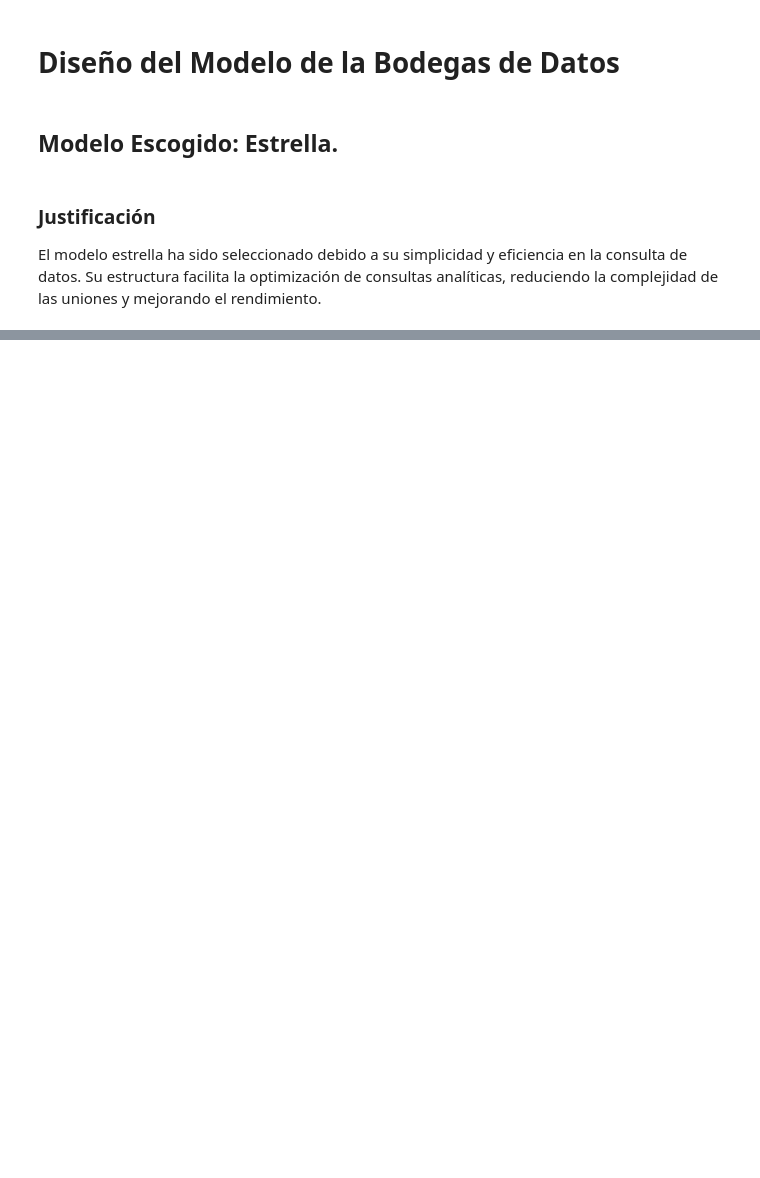
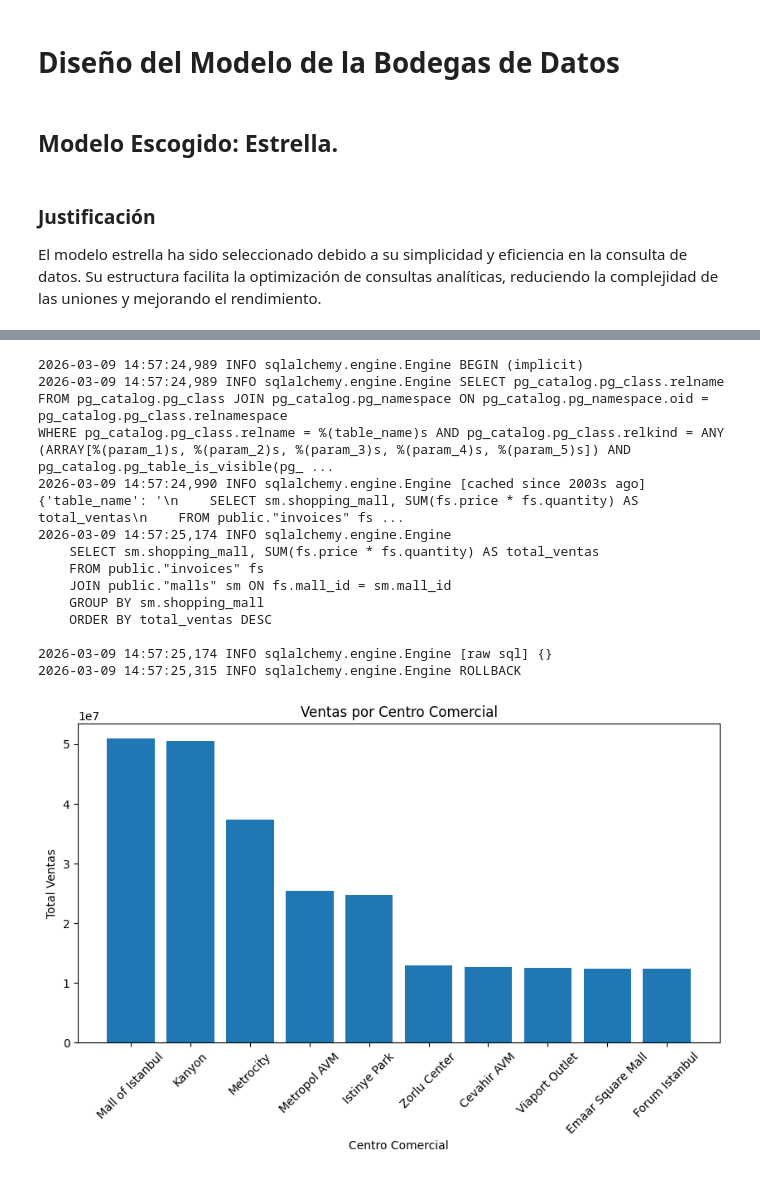
Before and after one commit to Gabriel-Uraza611/Data_Science, a Jupyter notebook: project.ipynb, the cells around one changed output, grey strips where cells are left out. Cells and saved outputs as stored; diff of their text form; code cells hidden in the pictures; blank space fills up the shorter version.

```diff
--- a/project.ipynb
+++ b/project.ipynb
@@ -471,0 +579,33 @@ age               0
+# %%
+# 4. Ventas por centro comercial (barras)
+df_ventas_mall = pd.read_sql("""
+    SELECT sm.shopping_mall, SUM(fs.price * fs.quantity) AS total_ventas
+    FROM public."invoices" fs
+    JOIN public."malls" sm ON fs.mall_id = sm.mall_id
+    GROUP BY sm.shopping_mall
+    ORDER BY total_ventas DESC
+""", engine)
+
+plt.figure(figsize=(10,5))
+plt.bar(df_ventas_mall['shopping_mall'], df_ventas_mall['total_ventas'])
+plt.xticks(rotation=45)
+plt.xlabel("Centro Comercial")
+plt.ylabel("Total Ventas")
+plt.title("Ventas por Centro Comercial")
+plt.show()
+# %% [output]
+2026-03-09 14:57:24,989 INFO sqlalchemy.engine.Engine BEGIN (implicit)
+2026-03-09 14:57:24,989 INFO sqlalchemy.engine.Engine SELECT pg_catalog.pg_class.relname
+FROM pg_catalog.pg_class JOIN pg_catalog.pg_namespace ON pg_catalog.pg_namespace.oid = pg_catalog.pg_class.relnamespace
+WHERE pg_catalog.pg_class.relname = %(table_name)s AND pg_catalog.pg_class.relkind = ANY (ARRAY[%(param_1)s, %(param_2)s, %(param_3)s, %(param_4)s, %(param_5)s]) AND pg_catalog.pg_table_is_visible(pg_ ...
+2026-03-09 14:57:24,990 INFO sqlalchemy.engine.Engine [cached since 2003s ago] {'table_name': '\n    SELECT sm.shopping_mall, SUM(fs.price * fs.quantity) AS total_ventas\n    FROM public."invoices" fs ...
+2026-03-09 14:57:25,174 INFO sqlalchemy.engine.Engine
+    SELECT sm.shopping_mall, SUM(fs.price * fs.quantity) AS total_ventas
+    FROM public."invoices" fs
+    JOIN public."malls" sm ON fs.mall_id = sm.mall_id
+    GROUP BY sm.shopping_mall
+    ORDER BY total_ventas DESC
+
+2026-03-09 14:57:25,174 INFO sqlalchemy.engine.Engine [raw sql] {}
+2026-03-09 14:57:25,315 INFO sqlalchemy.engine.Engine ROLLBACK
+[figure, added]
```
Also changed, not shown: parts of 53 cells of this notebook.
